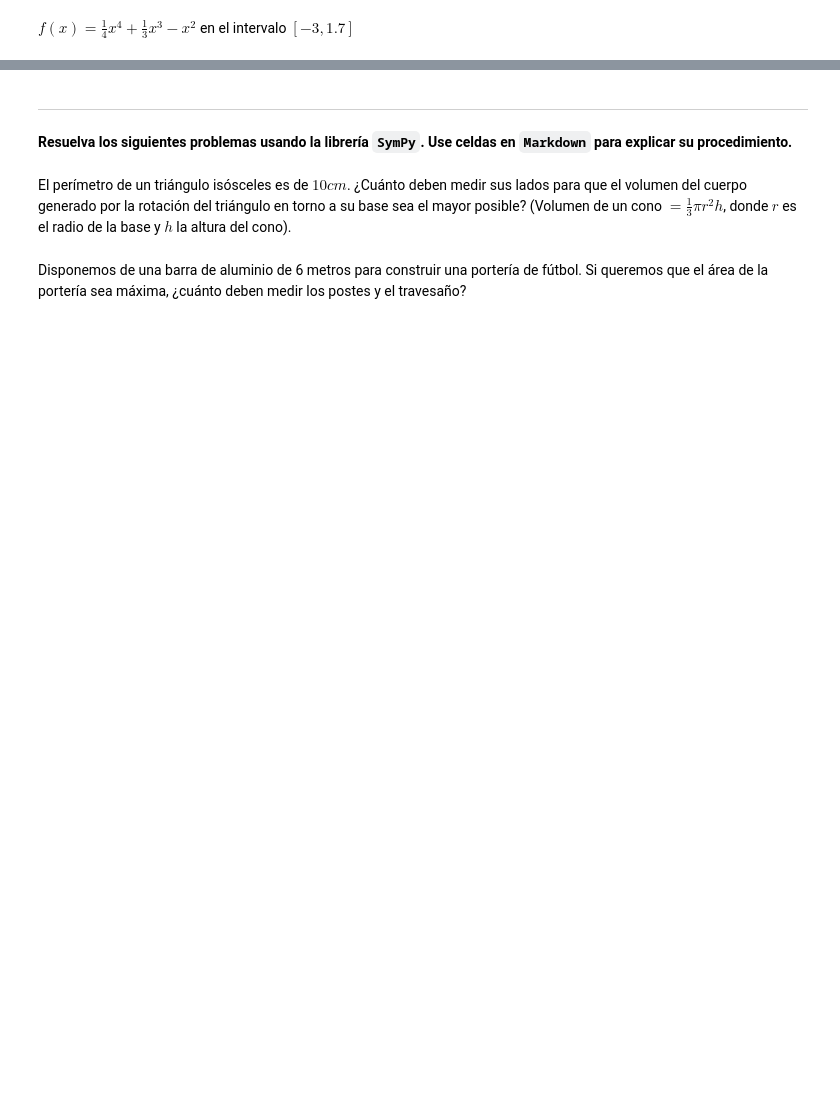
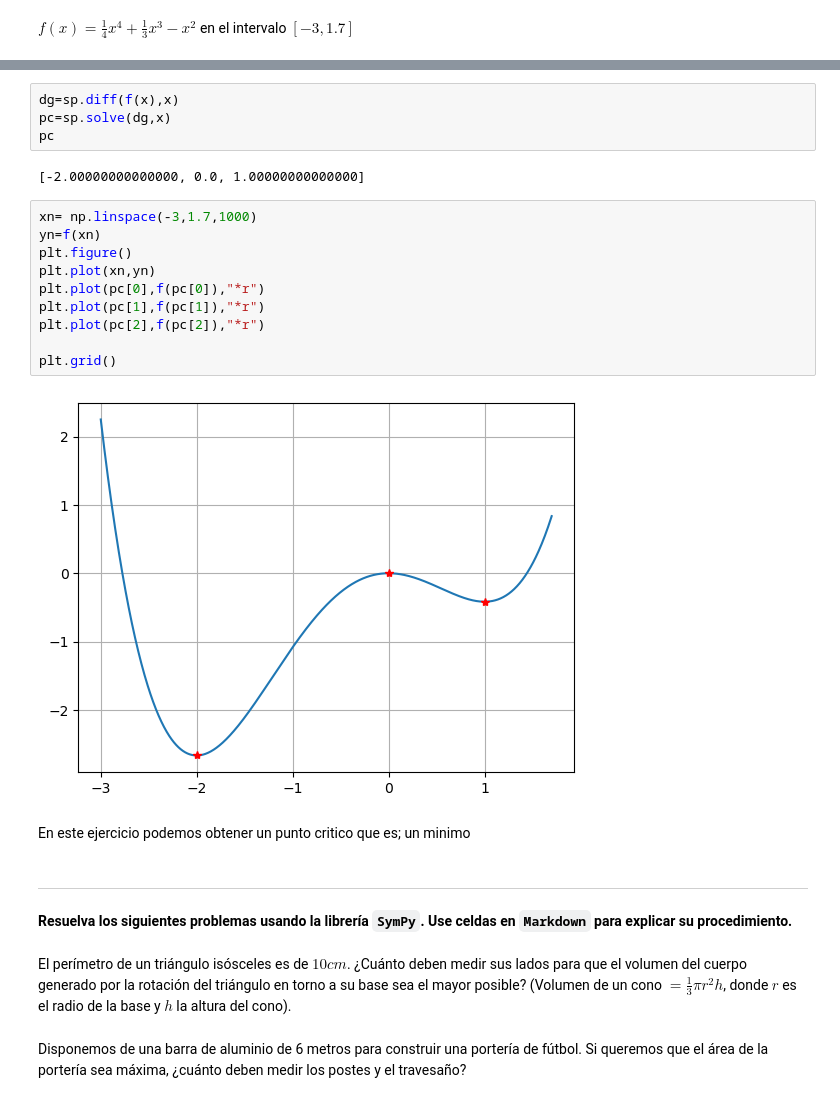
Before and after one commit to EdgarVenturaL/hello-world, a Jupyter notebook: A02 - Sympy.ipynb, the cells around one changed output, grey strips where cells are left out. Cells and saved outputs as stored; diff of their text form; blank space fills up the shorter version.

```diff
--- a/A02 - Sympy.ipynb
+++ b/A02 - Sympy.ipynb
@@ -105,3 +189,23 @@ $f(x)=\frac{1}{4}x^4+\frac{1}{3}x^3-x^2$ en el intervalo $[-3,1.7]$
+# %%
+dg=sp.diff(f(x),x)
+pc=sp.solve(dg,x)
+pc
+# %% [output]
+[-2.00000000000000, 0.0, 1.00000000000000]
+# %%
+xn= np.linspace(-3,1.7,1000)
+yn=f(xn)
+plt.figure()
+plt.plot(xn,yn)
+plt.plot(pc[0],f(pc[0]),"*r")
+plt.plot(pc[1],f(pc[1]),"*r")
+plt.plot(pc[2],f(pc[2]),"*r")
+
+plt.grid()
+# %% [output]
+[figure, added]
+# %% [markdown]
+En este ejercicio podemos obtener un punto critico que es; un minimo
 # %% [markdown]
 ---
 **Resuelva los siguientes problemas usando la librería `SymPy`. Use celdas en `Markdown` para explicar su procedimiento.**
```
Also changed, not shown: parts of 24 cells of this notebook.
